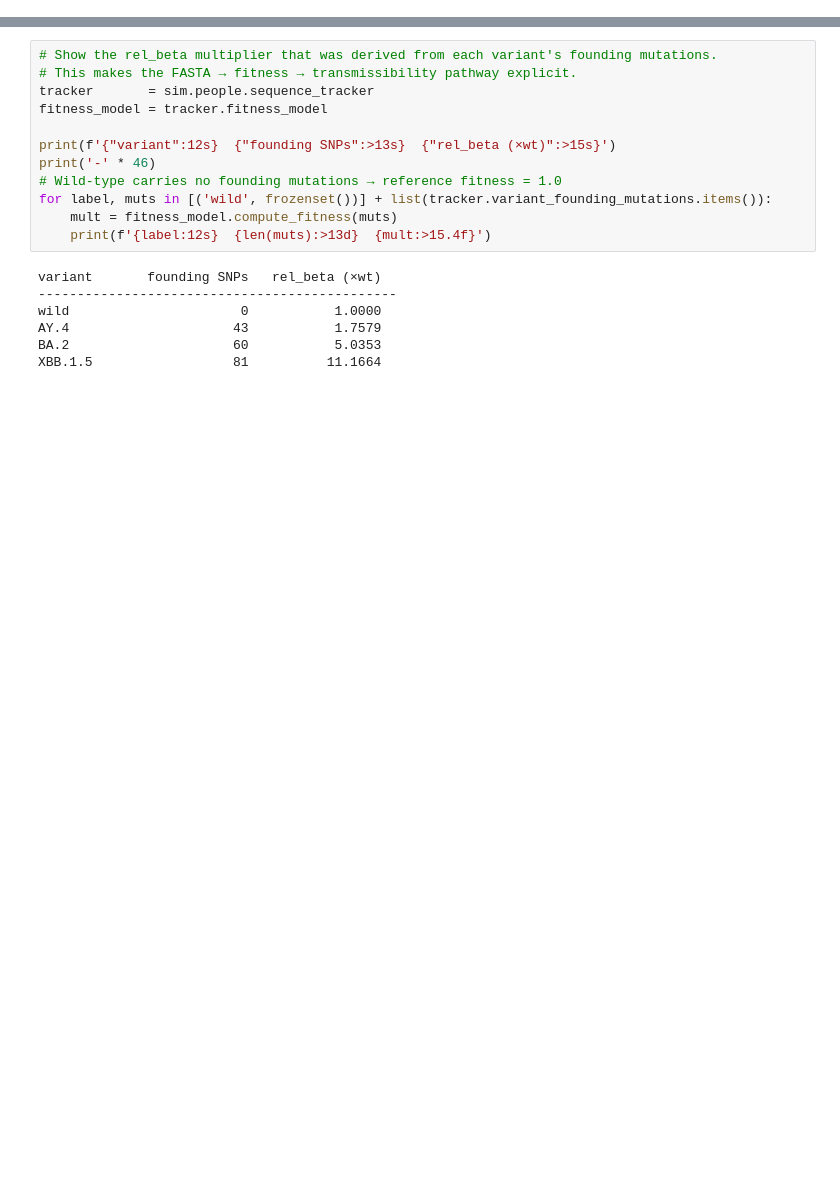
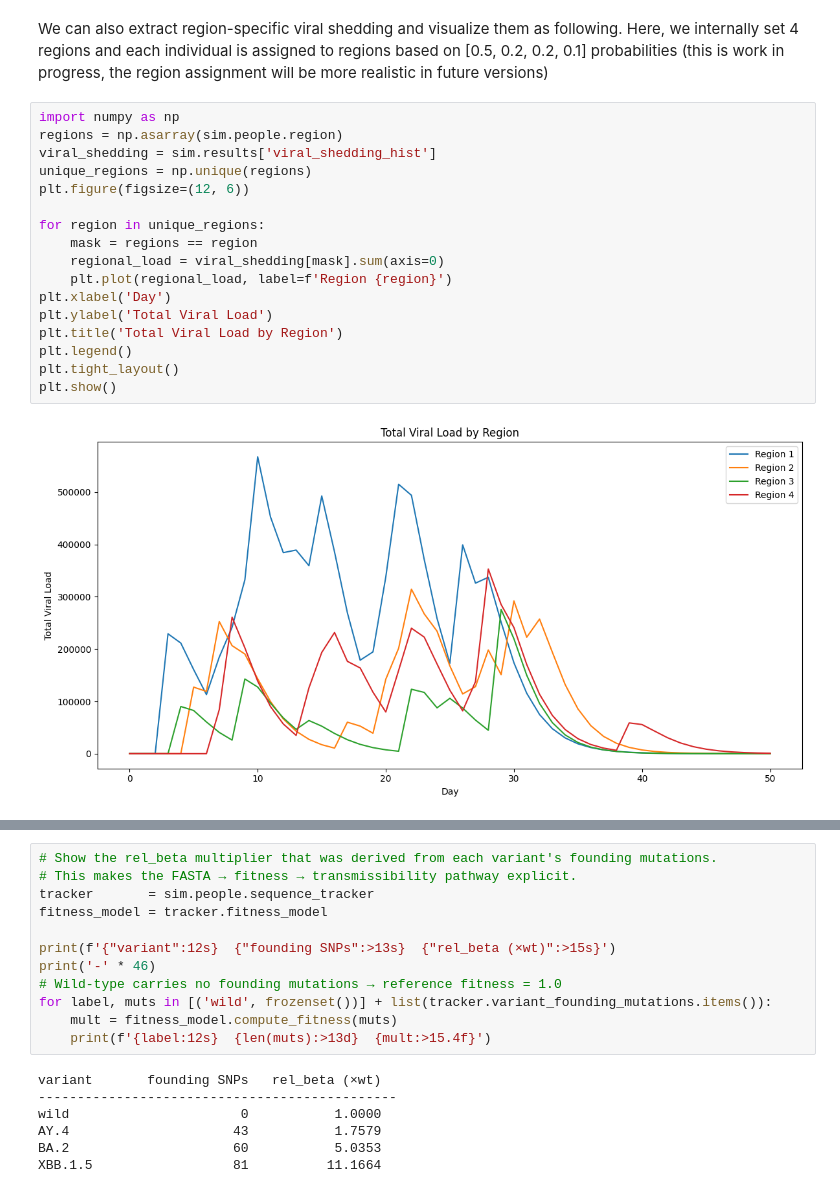
Before and after one commit to andersen-lab/covasim4wastewater, a Jupyter notebook: docs/tutorials/tut_wastewater.ipynb, the cells around one changed output, grey strips where cells are left out. Drawn from its saved outputs; the diff is of its cells as text; blank space fills up the shorter version.

```diff
--- a/docs/tutorials/tut_wastewater.ipynb
+++ b/docs/tutorials/tut_wastewater.ipynb
@@ -94 +98,22 @@ Viral load array shape: (2000, 61)   (rows = agents, columns = time-steps)
+# %% [markdown]
+We can also extract region-specific viral shedding and visualize them as following. Here, we internally set 4 regions and each individual is assigned to regions based on [0.5, 0.2, 0.2, 0.1] probabilities (this is work in progress, the region assignment will be more realistic in future versions)
+# %%
+import numpy as np
+regions = np.asarray(sim.people.region)
+viral_shedding = sim.results['viral_shedding_hist']
+unique_regions = np.unique(regions)
+plt.figure(figsize=(12, 6))
+
+for region in unique_regions:
+    mask = regions == region
+    regional_load = viral_shedding[mask].sum(axis=0)
+    plt.plot(regional_load, label=f'Region {region}')
+plt.xlabel('Day')
+plt.ylabel('Total Viral Load')
+plt.title('Total Viral Load by Region')
+plt.legend()
+plt.tight_layout()
+plt.show()
+# %% [output]
+[figure, added]
 # %% [markdown]
```
Also changed, not shown: parts of 13 cells of this notebook.
